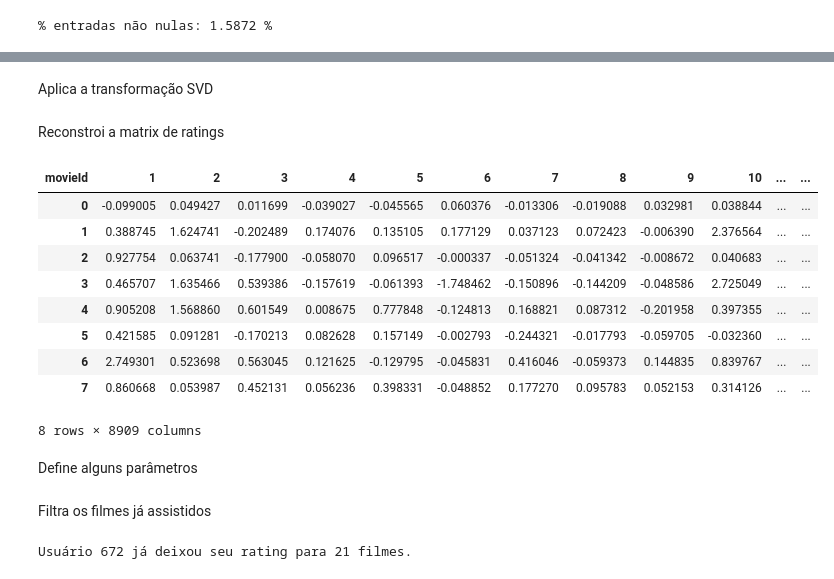
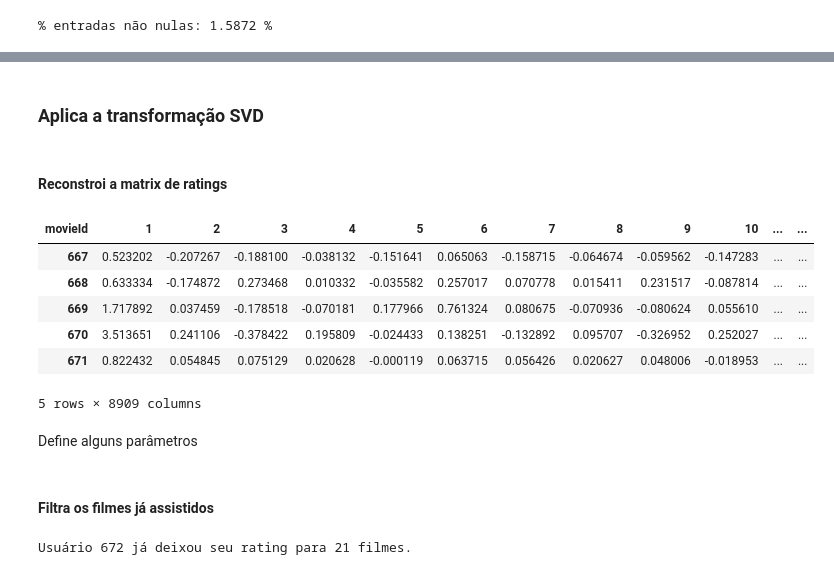
Before and after one commit to andrei258258/recommenders, a Jupyter notebook: Recommender System.ipynb, the cells around one changed output, grey strips where cells are left out. Cells and saved outputs as stored; diff of their text form; code cells hidden in the pictures.

```diff
--- a/Recommender System.ipynb
+++ b/Recommender System.ipynb
@@ -34,0 +25,3 @@ Number of my user is 672
+# %%
+ratings_df = pd.read_csv("./dataset/ratings.csv", sep=",")
+ratings_df.head()
@@ -35,13 +92,19 @@ Number of my user is 672
 # %% [markdown]
 Adicionando os meus dados
 # %%
-my_ratings= pd.DataFrame([[me, 1, 3.5 ],[ me,135861, 4.5], [ me,133824, 1], [ me,130634, 5]  , [ me,116797, 4.5],
-                           [ me,114662, 4], [ me,112897, 4], [ me,112497, 2], [ me,112370, 3.5],
-                           [ me,112183, 5], [ me,110553, 3.5], [ me,109673, 4.5], [ me,108932, 1],
-                           [ me,50189, 4], [ me,59784, 3.5], [ me,61123, 1], [ me,61160, 2],
-                           [ me,62999, 4], [ me,63515, 4.5], [ me,67923, 4.5],
-                           [ me,68157, 5]], columns=['userId','movieId','rating'])
+##Agora, vou criar um novo usuário, de id 672 (O próximo da lista)
+##A classificação do novo usuário será uma tabela onde a primeira coluna é o id 672, a segunda é o id do filme
+## e a terceira a nota. > [userId, movieId, rating]
 
-print('Alguns filmes que gosto')
+my_ratings= pd.DataFrame([[672, 1, 3.5 ], [672, 135861, 4.5], [672, 133824, 1], [672, 130634, 5],
+                          [672, 116797, 4.5], [672, 114662, 4], [672, 112897, 4], [672, 112497, 2],
+                          [672, 112370, 3.5], [672, 112183, 5], [672, 110553, 3.5], [672, 109673, 4.5],
+                          [672, 108932, 1], [672, 50189, 4], [672, 59784, 3.5], [672, 61123, 1],
+                          [672, 61160, 2], [672, 62999, 4], [672, 63515, 4.5], [672, 67923, 4.5],
+                          [672, 68157, 5]], columns=['userId','movieId','rating']
+                        )
+
+print('Visualizando os filmes que gosto')
+## Join das minhas avaliações com o título do filme e os gêneros, somente para visualização
 my_ratings.merge(movies_df, how = 'left', left_on = 'movieId', right_on = 'movieId').sort_values(by=['rating'], ascending=False).head(10)
 # %% [output]
@@ -112,27 +244,24 @@ R_demeaned = R - user_ratings_mean.reshape(-1, 1)
 # %% [markdown]
-Aplica a transformação SVD
+### Aplica a transformação SVD
 # %%
 U, sigma, Vt = svds(R_demeaned, k = 80)
 
 sigma = np.diag(sigma)
 # %% [markdown]
-Reconstroi a matrix de ratings
+#### Reconstroi a matrix de ratings
 # %%
 all_user_predicted_ratings = np.dot(np.dot(U, sigma), Vt)
 all_user_predicted_ratings = all_user_predicted_ratings + user_ratings_mean.reshape(-1, 1)
 preds_df = pd.DataFrame(all_user_predicted_ratings, columns = R_df.columns)
-preds_df.head(8)
+preds_df[-5:]
 # %% [output]
 | movieId | 1 | 2 | 3 | 4 | 5 | 6 | 7 | 8 | 9 | 10 | ... | ... |
-| 0 | -0.099005 | 0.049427 | 0.011699 | -0.039027 | -0.045565 | 0.060376 | -0.013306 | -0.019088 | 0.032981 | 0.038844 | ... | ... |
-| 1 | 0.388745 | 1.624741 | -0.202489 | 0.174076 | 0.135105 | 0.177129 | 0.037123 | 0.072423 | -0.006390 | 2.376564 | ... | ... |
-| 2 | 0.927754 | 0.063741 | -0.177900 | -0.058070 | 0.096517 | -0.000337 | -0.051324 | -0.041342 | -0.008672 | 0.040683 | ... | ... |
-| 3 | 0.465707 | 1.635466 | 0.539386 | -0.157619 | -0.061393 | -1.748462 | -0.150896 | -0.144209 | -0.048586 | 2.725049 | ... | ... |
-| 4 | 0.905208 | 1.568860 | 0.601549 | 0.008675 | 0.777848 | -0.124813 | 0.168821 | 0.087312 | -0.201958 | 0.397355 | ... | ... |
-| 5 | 0.421585 | 0.091281 | -0.170213 | 0.082628 | 0.157149 | -0.002793 | -0.244321 | -0.017793 | -0.059705 | -0.032360 | ... | ... |
-| 6 | 2.749301 | 0.523698 | 0.563045 | 0.121625 | -0.129795 | -0.045831 | 0.416046 | -0.059373 | 0.144835 | 0.839767 | ... | ... |
-| 7 | 0.860668 | 0.053987 | 0.452131 | 0.056236 | 0.398331 | -0.048852 | 0.177270 | 0.095783 | 0.052153 | 0.314126 | ... | ... |
+| 667 | 0.523202 | -0.207267 | -0.188100 | -0.038132 | -0.151641 | 0.065063 | -0.158715 | -0.064674 | -0.059562 | -0.147283 | ... | ... |
+| 668 | 0.633334 | -0.174872 | 0.273468 | 0.010332 | -0.035582 | 0.257017 | 0.070778 | 0.015411 | 0.231517 | -0.087814 | ... | ... |
+| 669 | 1.717892 | 0.037459 | -0.178518 | -0.070181 | 0.177966 | 0.761324 | 0.080675 | -0.070936 | -0.080624 | 0.055610 | ... | ... |
+| 670 | 3.513651 | 0.241106 | -0.378422 | 0.195809 | -0.024433 | 0.138251 | -0.132892 | 0.095707 | -0.326952 | 0.252027 | ... | ... |
+| 671 | 0.822432 | 0.054845 | 0.075129 | 0.020628 | -0.000119 | 0.063715 | 0.056426 | 0.020627 | 0.048006 | -0.018953 | ... | ... |
-8 rows × 8909 columns
+5 rows × 8909 columns
 # %%
 del U, sigma, Vt,  R, user_ratings_mean, all_user_predicted_ratings
 # %% [markdown]
@@ -142,6 +271,6 @@ userId= me
 num_recommendations= 10
 # %% [markdown]
-Filtra os filmes já assistidos
+#### Filtra os filmes já assistidos
 # %%
 user_row_number = userId - 1
 
```
Also changed, not shown: parts of 37 cells of this notebook, 2 other files.
